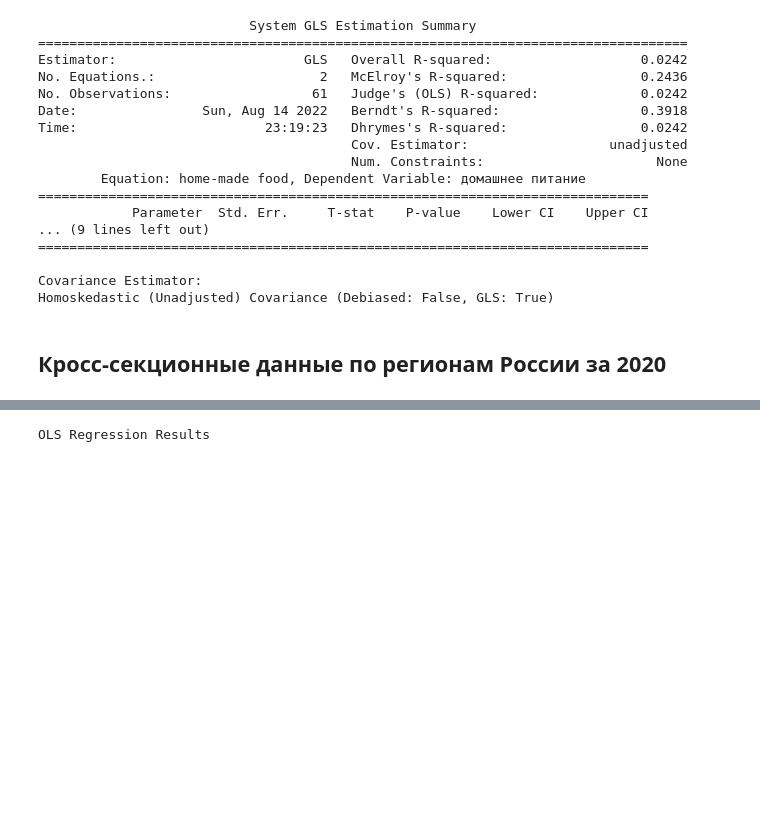
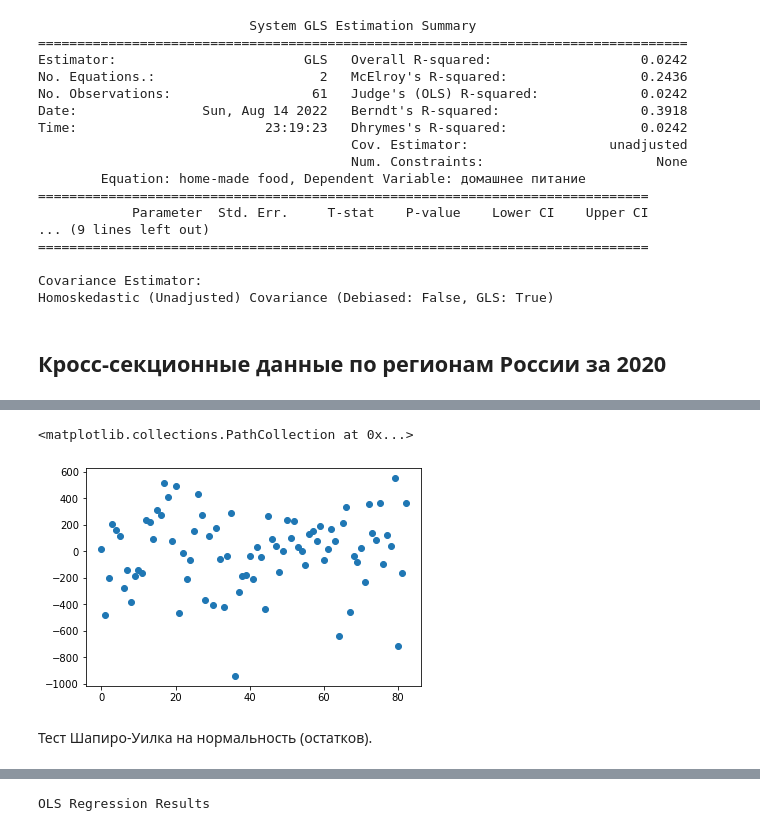
Before and after one commit to chereshan/Term-Paper, a Jupyter notebook: Linear Expenditure Systems (LES) Replication.ipynb, the cells around one changed output, grey strips where cells are left out. Saved outputs shown, nothing was run; the diff lists cells and outputs as text; code cells hidden in the pictures; blank space fills up the shorter version.

```diff
--- a/Linear Expenditure Systems (LES) Replication.ipynb
+++ b/Linear Expenditure Systems (LES) Replication.ipynb
@@ -1197,0 +944,8 @@ Households_abs4
+# %%
+x=3
+plt.scatter(Households_abs_resids.iloc[:,x].index,Households_abs_resids.iloc[:,x])
+# %% [output]
+<matplotlib.collections.PathCollection at 0x...>
+[figure, added]
+# %% [markdown]
+Тест Шапиро-Уилка на нормальность (остатков).
```
Also changed, not shown: parts of 97 cells of this notebook.
